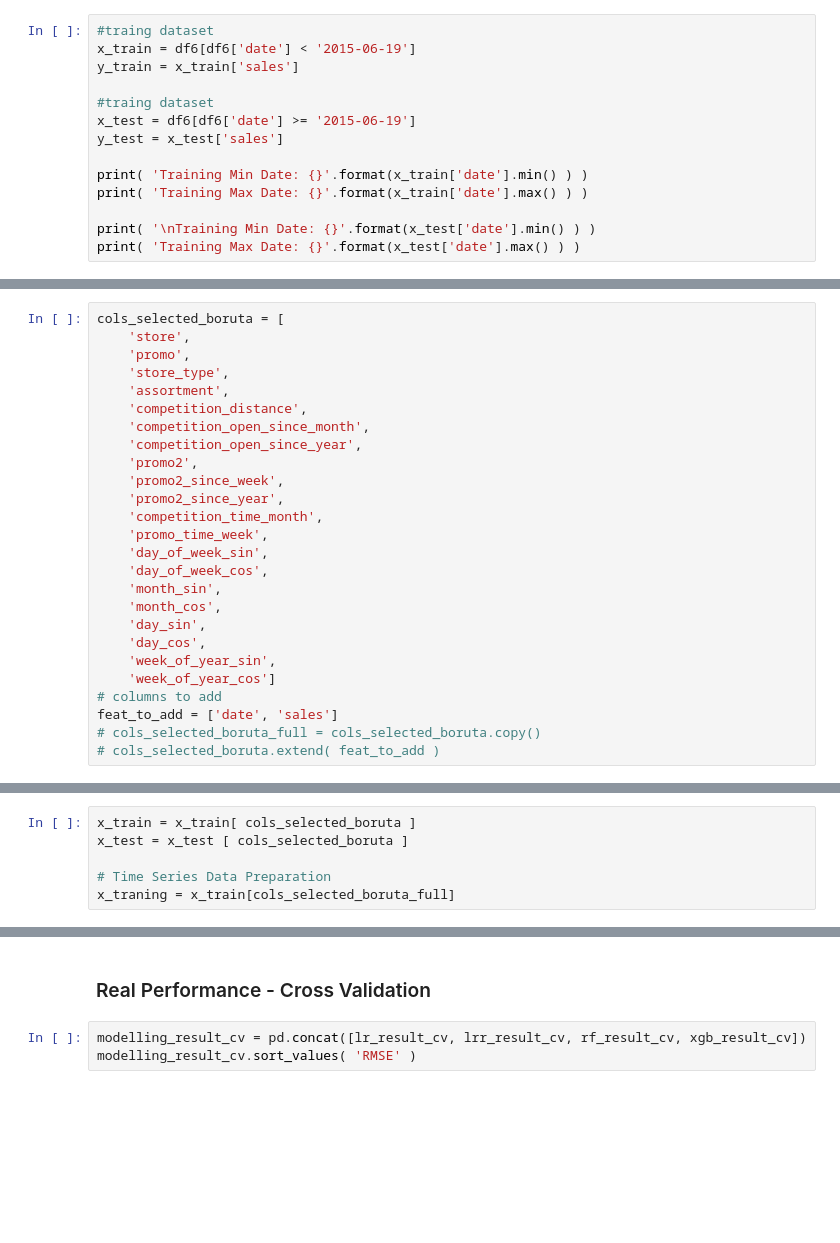
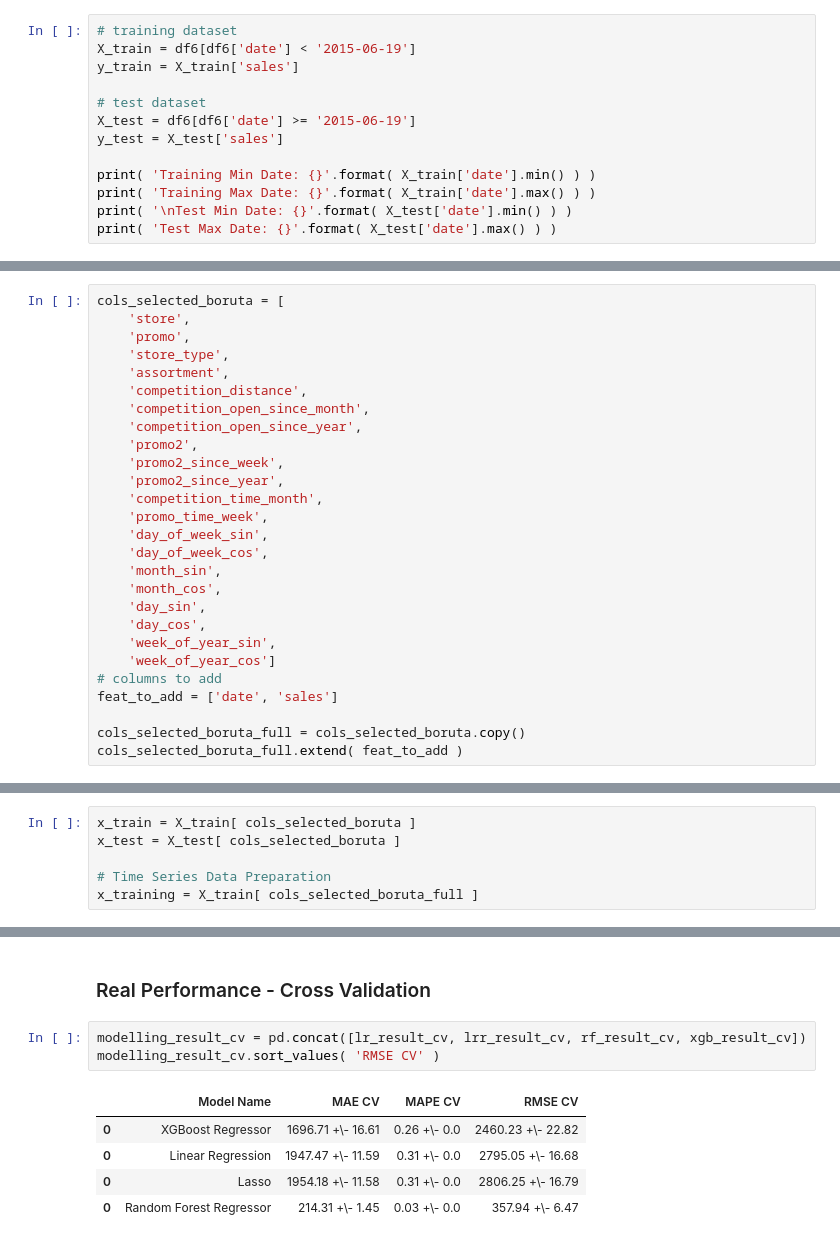
Before and after one commit to GuilhermeGoncalvesCDS/dataScience_em_producao, a Jupyter notebook: m04_v01_store_sales_prediction.ipynb, the cells around one changed output, grey strips where cells are left out. Saved outputs shown, nothing was run; the diff lists cells and outputs as text; blank space fills up the shorter version.

```diff
--- a/m04_v01_store_sales_prediction.ipynb
+++ b/m04_v01_store_sales_prediction.ipynb
@@ -915,17 +912,16 @@ Timestamp('2015-06-19 00:00:00')
 # %%
-#traing dataset
-x_train = df6[df6['date'] < '2015-06-19']
-y_train = x_train['sales']
+# training dataset
+X_train = df6[df6['date'] < '2015-06-19']
+y_train = X_train['sales']
 
-#traing dataset
-x_test = df6[df6['date'] >= '2015-06-19']
-y_test = x_test['sales']
+# test dataset
+X_test = df6[df6['date'] >= '2015-06-19']
+y_test = X_test['sales']
 
-print( 'Training Min Date: {}'.format(x_train['date'].min() ) )
-print( 'Training Max Date: {}'.format(x_train['date'].max() ) )
-
-print( '\nTraining Min Date: {}'.format(x_test['date'].min() ) )
-print( 'Training Max Date: {}'.format(x_test['date'].max() ) )
+print( 'Training Min Date: {}'.format( X_train['date'].min() ) )
+print( 'Training Max Date: {}'.format( X_train['date'].max() ) )
+print( '\nTest Min Date: {}'.format( X_test['date'].min() ) )
+print( 'Test Max Date: {}'.format( X_test['date'].max() ) )
 # %% [output]
 Training Min Date: 2013-01-01 00:00:00
 Training Max Date: 2015-06-18 00:00:00
@@ -983,15 +995,16 @@ cols_selected_boruta = [
     'week_of_year_cos']
 # columns to add
 feat_to_add = ['date', 'sales']
-# cols_selected_boruta_full = cols_selected_boruta.copy()
-# cols_selected_boruta.extend( feat_to_add )
+
+cols_selected_boruta_full = cols_selected_boruta.copy()
+cols_selected_boruta_full.extend( feat_to_add )
 # %% [markdown]
 # 7.0 PASSO 07 - MACHINE LEARNING MODELLING
 # %%
-x_train = x_train[ cols_selected_boruta ]
-x_test = x_test [ cols_selected_boruta ]
+x_train = X_train[ cols_selected_boruta ]
+x_test = X_test[ cols_selected_boruta ]
 
 # Time Series Data Preparation
-x_traning = x_train[cols_selected_boruta_full]
+x_training = X_train[ cols_selected_boruta_full ]
 # %% [markdown]
 ## 7.1. Average Model
@@ -1105,4 +1170,10 @@ modelling_result.sort_values( 'RMSE' )
 ### Real Performance - Cross Validation
 # %%
 modelling_result_cv = pd.concat([lr_result_cv, lrr_result_cv, rf_result_cv, xgb_result_cv])
-modelling_result_cv.sort_values( 'RMSE' )
+modelling_result_cv.sort_values( 'RMSE CV' )
+# %% [output]
+|  | Model Name | MAE CV | MAPE CV | RMSE CV |
+| 0 | XGBoost Regressor | 1696.71 +\- 16.61 | 0.26 +\- 0.0 | 2460.23 +\- 22.82 |
+| 0 | Linear Regression | 1947.47 +\- 11.59 | 0.31 +\- 0.0 | 2795.05 +\- 16.68 |
+| 0 | Lasso | 1954.18 +\- 11.58 | 0.31 +\- 0.0 | 2806.25 +\- 16.79 |
+| 0 | Random Forest Regressor | 214.31 +\- 1.45 | 0.03 +\- 0.0 | 357.94 +\- 6.47 |
```
Also changed, not shown: parts of 18 cells of this notebook.
